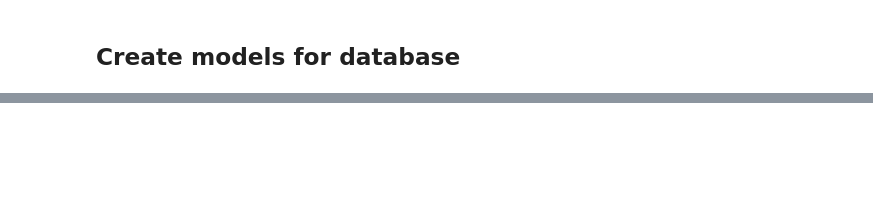
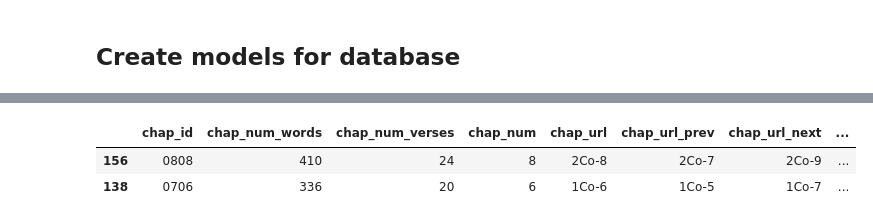
Before and after one commit to pythonPayne/gnt-app, a Jupyter notebook: backend/api/Tyndale/code/02. Prep API models.ipynb, the cells around one changed output, grey strips where cells are left out. Drawn from its saved outputs; the diff is of its cells as text; code cells hidden in the pictures; blank space fills up the shorter version.

```diff
--- a/backend/api/Tyndale/code/02. Prep API models.ipynb
+++ b/backend/api/Tyndale/code/02. Prep API models.ipynb
@@ -544,13 +805,31 @@ word.sample(5)
 # %%
 # chapter model
 chap = df.groupby('word_chap_id').count()['wd'].reset_index().rename(columns={'wd':'chap_num_words'})
 temp = df.groupby(['word_chap_id', 'vs']).count()['wd'].reset_index()
 num_verses_per_chapter = temp.groupby('word_chap_id').count()['wd'].reset_index().rename(columns={'wd':'chap_num_verses'})
 chap = chap.merge(num_verses_per_chapter, how='left', on='word_chap_id').rename(columns={'word_chap_id':'chap_id'})
 chap['chap_num'] = chap.chap_id.apply(lambda x: int(x[2:]))
 chap['chap_book_id'] = chap.chap_id.apply(lambda x: x[:2])
-
-chap.sample(5)
+chap = chap.merge(book, how='left', left_on='chap_book_id', right_on='book_id')
+chap = chap.reset_index().rename(columns={'index':'id'})
+prev = chap.copy()
+next = chap.copy()
+prev['id'] = prev.id + 1
+next['id'] = next.id - 1
+prev['chap_url_prev'] = prev.apply(lambda x: x.book_name_abbrev + "-" + str(x.chap_num),axis=1)
+next['chap_url_next'] = prev.apply(lambda x: x.book_name_abbrev + "-" + str(x.chap_num),axis=1)
+prev = prev[['id','chap_id','chap_url_prev']].rename(columns={'chap_id':'chap_id_prev'})
+next = next[['id','chap_id','chap_url_next']].rename(columns={'chap_id':'chap_id_next'})
+chap = chap.merge(prev, how='left',on='id').merge(next, how='left',on='id')
+chap['chap_url'] = chap.apply(lambda x: x.book_name_abbrev + "-" + str(x.chap_num),axis=1)
+chap.at[0, 'chap_url_prev'] = "Rev-22"
+chap.at[259, 'chap_url_next'] = "Mat-1"
+chap = chap[['chap_id', 'chap_num_words', 'chap_num_verses', 'chap_num', 'chap_url', 'chap_url_prev', 'chap_url_next','chap_book_id',]]
+chap.sample(2)
+# %% [output]
+|  | chap_id | chap_num_words | chap_num_verses | chap_num | chap_url | chap_url_prev | chap_url_next | ... |
+| 156 | 0808 | 410 | 24 | 8 | 2Co-8 | 2Co-7 | 2Co-9 | ... |
+| 138 | 0706 | 336 | 20 | 6 | 1Co-6 | 1Co-5 | 1Co-7 | ... |
 # %%
 # verse model
 vers = df.groupby('word_vers_id').count()['wd'].reset_index().rename(columns={'word_vers_id':'vers_id', 'wd':'vers_num_words'})
```
Also changed, not shown: parts of 35 cells of this notebook, 7 other files.
